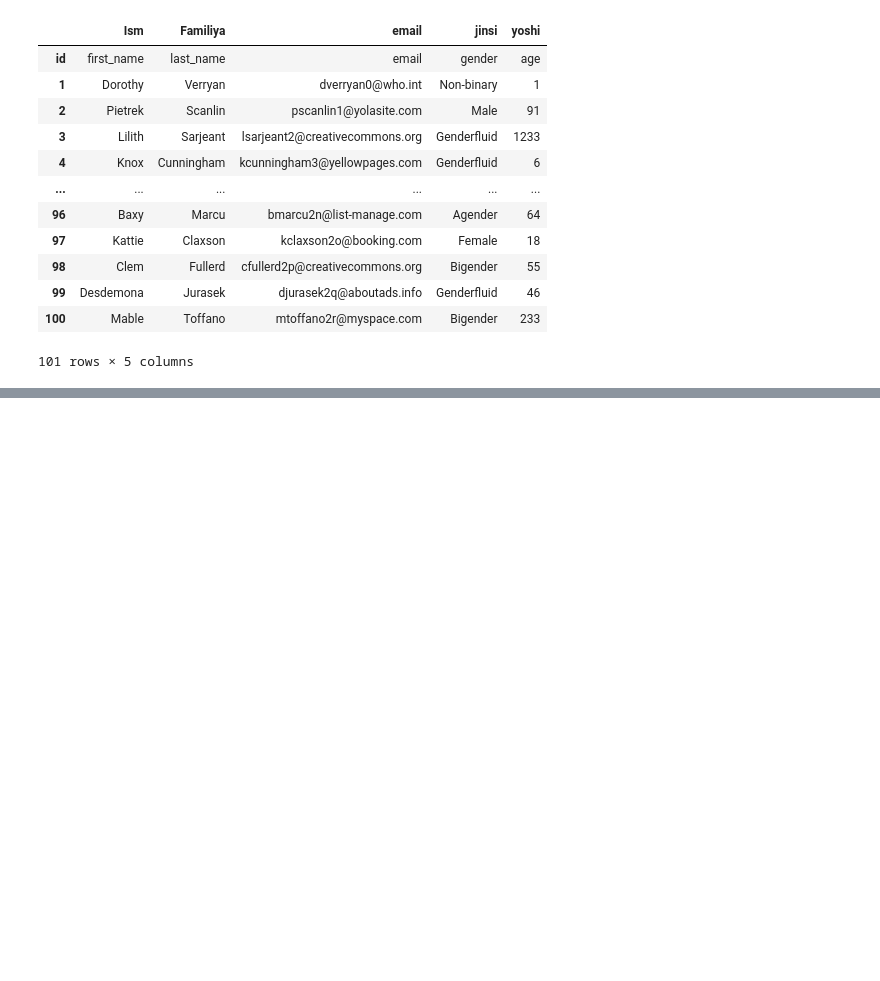
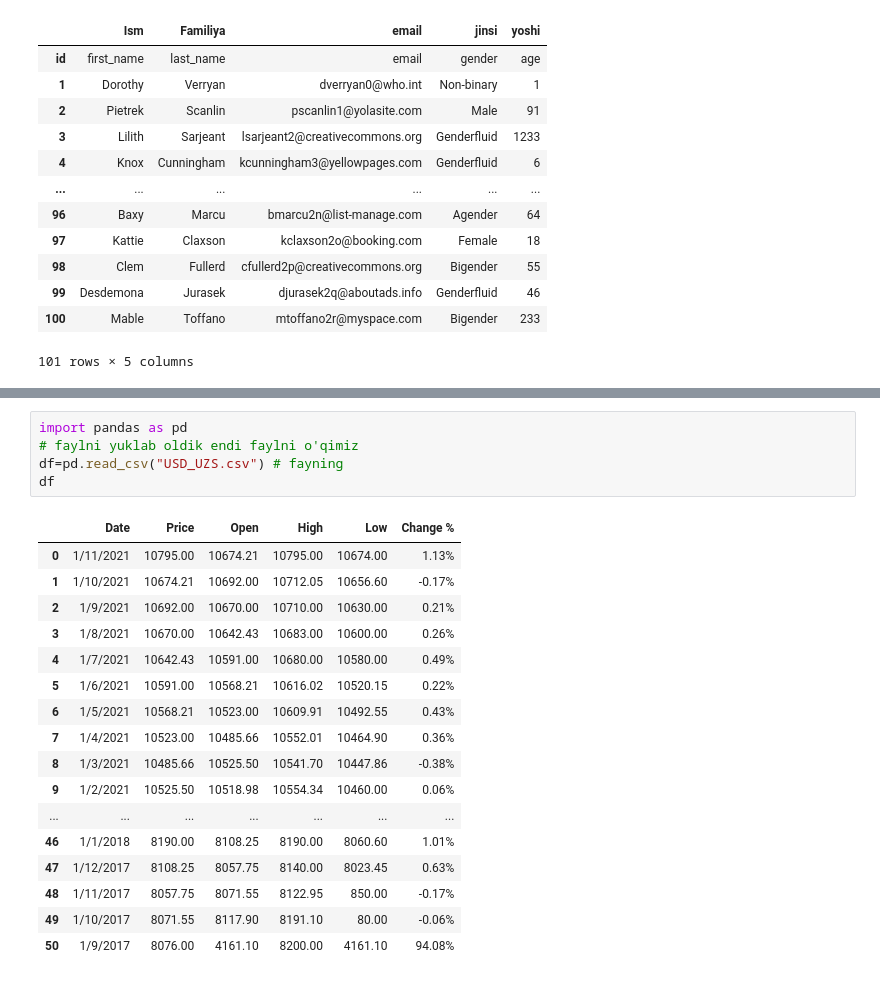
Before and after one commit to MUHAMMADALIBOBOKHON2003/mening_darslarim, a Jupyter notebook: 3_modul_kirish.ipynb, the cells around one changed output, grey strips where cells are left out. Saved outputs shown, nothing was run; the diff lists cells and outputs as text; blank space fills up the shorter version.

```diff
--- a/3_modul_kirish.ipynb
+++ b/3_modul_kirish.ipynb
@@ -224,0 +230,23 @@ KeyError: ignored
+# %%
+import pandas as pd
+# faylni yuklab oldik endi faylni o'qimiz
+df=pd.read_csv("USD_UZS.csv") # fayning
+df
+# %% [output]
+|  | Date | Price | Open | High | Low | Change % |
+| 0 | 1/11/2021 | 10795.00 | 10674.21 | 10795.00 | 10674.00 | 1.13% |
+| 1 | 1/10/2021 | 10674.21 | 10692.00 | 10712.05 | 10656.60 | -0.17% |
+| 2 | 1/9/2021 | 10692.00 | 10670.00 | 10710.00 | 10630.00 | 0.21% |
+| 3 | 1/8/2021 | 10670.00 | 10642.43 | 10683.00 | 10600.00 | 0.26% |
+| 4 | 1/7/2021 | 10642.43 | 10591.00 | 10680.00 | 10580.00 | 0.49% |
+| 5 | 1/6/2021 | 10591.00 | 10568.21 | 10616.02 | 10520.15 | 0.22% |
+| 6 | 1/5/2021 | 10568.21 | 10523.00 | 10609.91 | 10492.55 | 0.43% |
+| 7 | 1/4/2021 | 10523.00 | 10485.66 | 10552.01 | 10464.90 | 0.36% |
+| 8 | 1/3/2021 | 10485.66 | 10525.50 | 10541.70 | 10447.86 | -0.38% |
+| 9 | 1/2/2021 | 10525.50 | 10518.98 | 10554.34 | 10460.00 | 0.06% |
+| ... | ... | ... | ... | ... | ... | ... |
+| 46 | 1/1/2018 | 8190.00 | 8108.25 | 8190.00 | 8060.60 | 1.01% |
+| 47 | 1/12/2017 | 8108.25 | 8057.75 | 8140.00 | 8023.45 | 0.63% |
+| 48 | 1/11/2017 | 8057.75 | 8071.55 | 8122.95 | 850.00 | -0.17% |
+| 49 | 1/10/2017 | 8071.55 | 8117.90 | 8191.10 | 80.00 | -0.06% |
+| 50 | 1/9/2017 | 8076.00 | 4161.10 | 8200.00 | 4161.10 | 94.08% |
```
Also changed, not shown: parts of 10 cells of this notebook.
